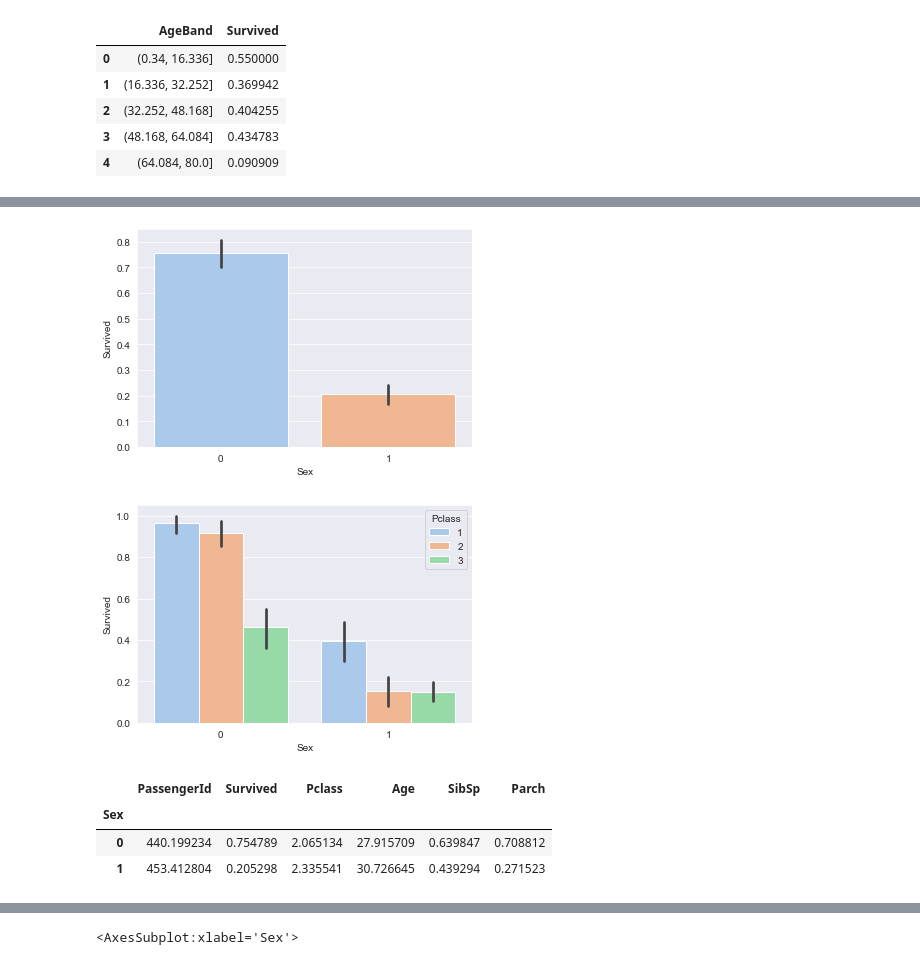
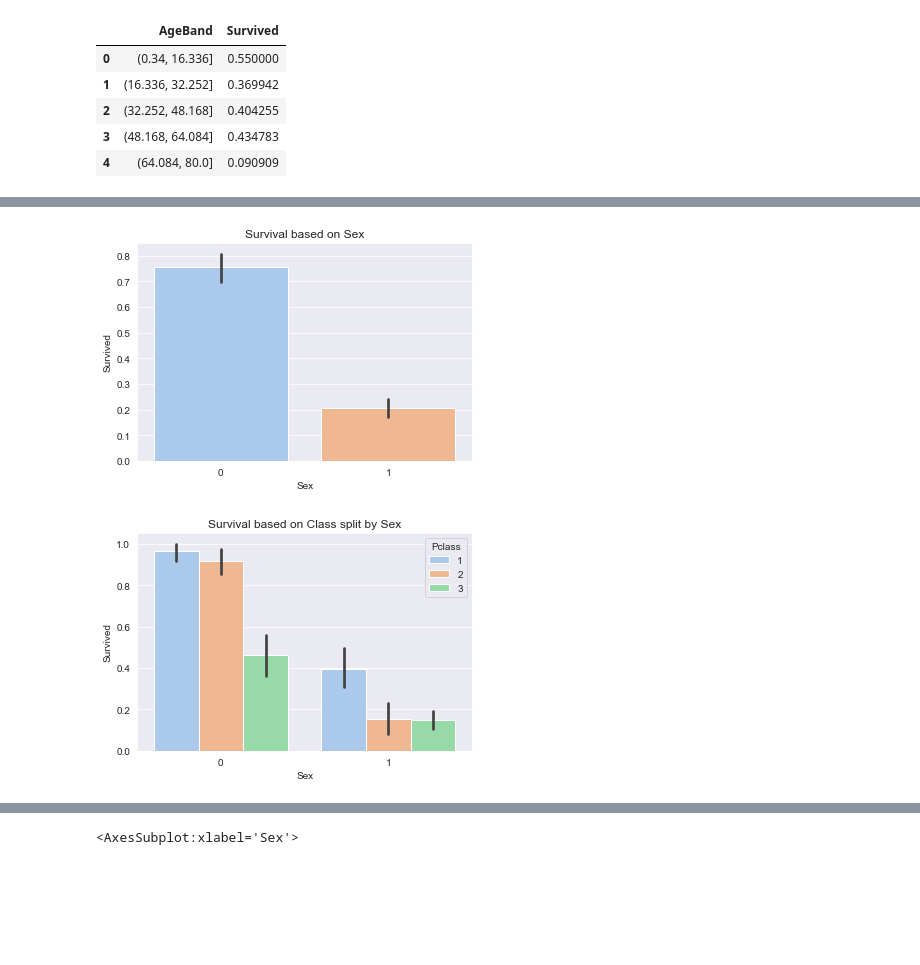
Before and after one commit to GregorMilliganUoN/Titanic_Exploration, a Jupyter notebook: Titanic ML.ipynb, the cells around one changed output, grey strips where cells are left out. Drawn from its saved outputs; the diff is of its cells as text; code cells hidden in the pictures; blank space fills up the shorter version.

Commit message:
Completed Titanic Project
Completed the Titanic project with visualisation, a range of classification methods and a specific output required for the Kaggle competition

```diff
--- a/Titanic ML.ipynb
+++ b/Titanic ML.ipynb
@@ -147,3 +153,5 @@ dtype: int64
 # %%
+#removing NaNs
 test_df = test_df[test_df['Age'].notna()]
 train_df = train_df[train_df['Age'].notna()]
+train_df = train_df[train_df['Fare'].notna()]
@@ -201,0 +199,8 @@ Name: Survived, dtype: int64
+# %%
+#Creating Age Ranges (Not the best way probably) example found in here -> https://www.kaggle.com/code/startupsci/titanic-data-science-solutions
+train_df.loc[ train_df['Age'] <= 16, 'Age'] = 0
+train_df.loc[(train_df['Age'] > 16) & (train_df['Age'] <= 32), 'Age'] = 1
+train_df.loc[(train_df['Age'] > 32) & (train_df['Age'] <= 48), 'Age'] = 2
+train_df.loc[(train_df['Age'] > 48) & (train_df['Age'] <= 64), 'Age'] = 3
+train_df.loc[ train_df['Age'] > 65, 'Age'] = 4
+train_df.head()
@@ -202,20 +239,13 @@ Name: Survived, dtype: int64
 # %%
 sns.set_palette("pastel")
 sns.set_style("darkgrid")
-sns.barplot(x = "Sex", y = "Survived", data = train_df)
+sns.barplot(x = "Sex", y = "Survived", data = train_df).set_title('Survival based on Sex')
 plt.show()
 # %% [output]
-[figure, old version]
+[figure, new version]
 # %%
-sns.barplot(x = "Sex", y = "Survived", hue = "Pclass", data = train_df)
+sns.barplot(x = "Sex", y = "Survived", hue = "Pclass", data = train_df).set_title('Survival based on Class split by Sex')
 plt.show()
 # %% [output]
-[figure, old version]
+[figure, new version]
-# %%
-train_df.groupby('Sex').mean()
-# %% [output]
-|  | PassengerId | Survived | Pclass | Age | SibSp | Parch |
-| Sex |  |  |  |  |  |  |
-| 0 | 440.199234 | 0.754789 | 2.065134 | 27.915709 | 0.639847 | 0.708812 |
-| 1 | 453.412804 | 0.205298 | 2.335541 | 30.726645 | 0.439294 | 0.271523 |
 # %%
```
Also changed, not shown: parts of 44 cells of this notebook.
